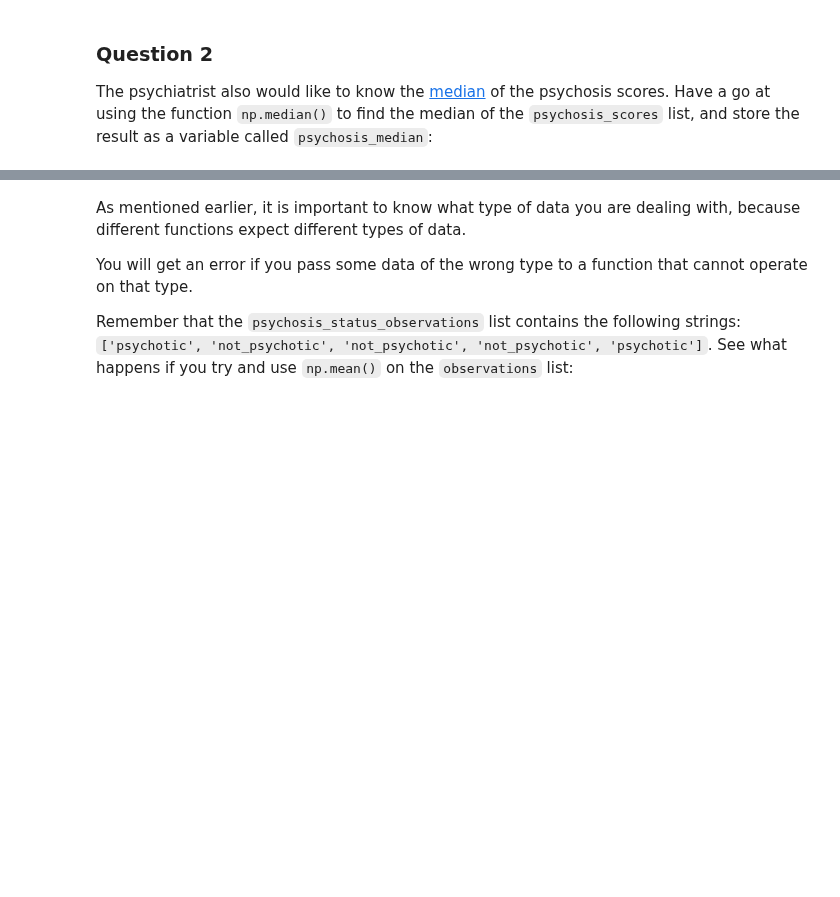
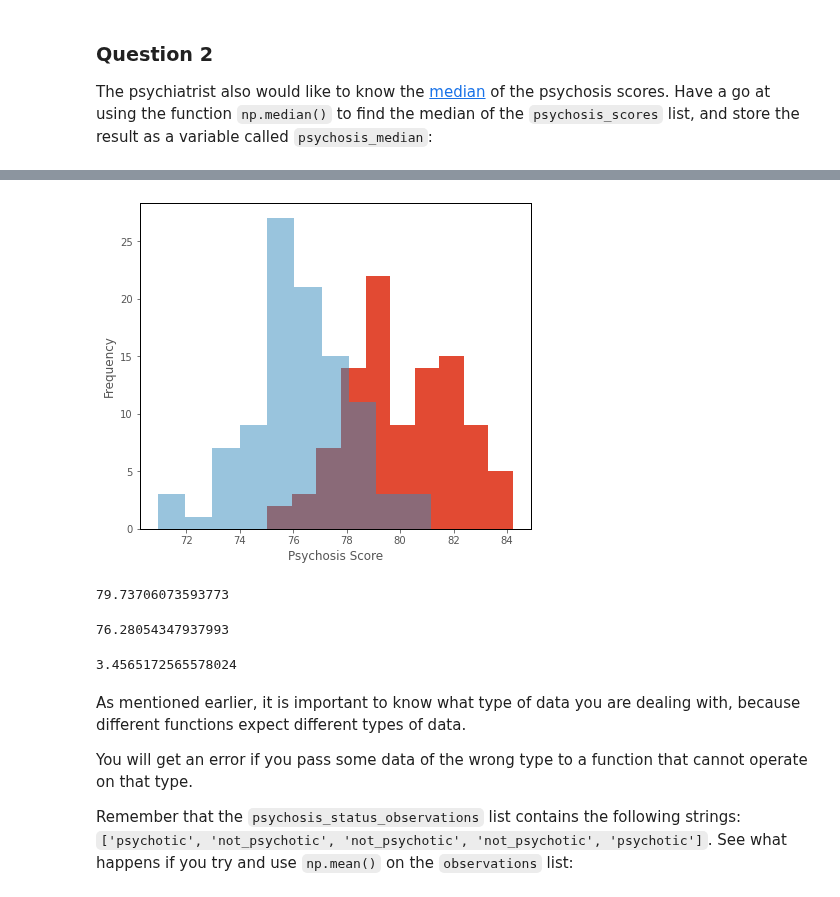
Before and after one commit to pxr687/islands_python_foundations, a Jupyter notebook: 3_functions_plotting.ipynb, the cells around one changed output, grey strips where cells are left out. Saved outputs shown, nothing was run; the diff lists cells and outputs as text; code cells hidden in the pictures; blank space fills up the shorter version.

```diff
--- a/3_functions_plotting.ipynb
+++ b/3_functions_plotting.ipynb
@@ -200,9 +217,19 @@ plt.show()
+# %%
+drug_a, drug_b = py_found.another_trial_gen()
+# %% [output]
+[figure, added]
 # %%
 np.median(drug_a)
+# %% [output]
+79.73706073593773
 # %%
 np.median(drug_b)
+# %% [output]
+76.28054347937993
 # %%
 np.median(drug_a) - np.median(drug_b)
+# %% [output]
+3.4565172565578024
 # %% [markdown]
 As mentioned earlier, it is important to know what type of data you are dealing with, because different functions expect different types of data.
 
```
Also changed, not shown: parts of 24 cells of this notebook, 5 other files.
